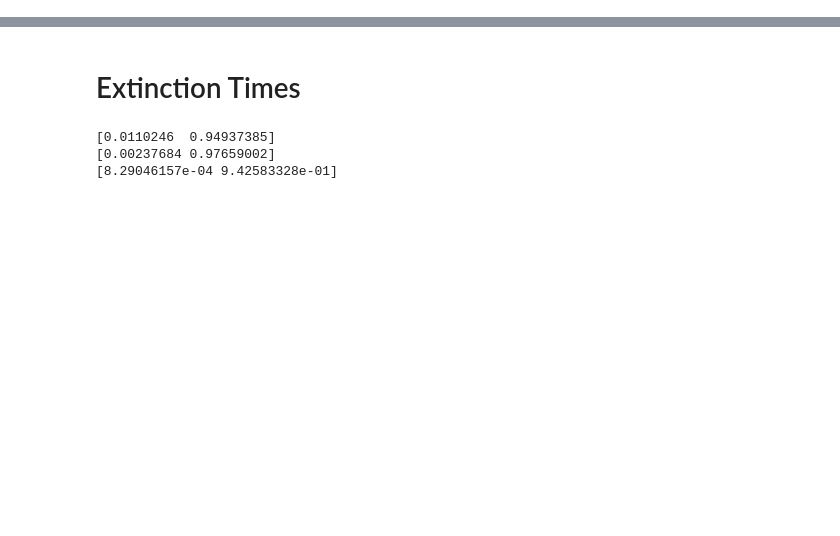
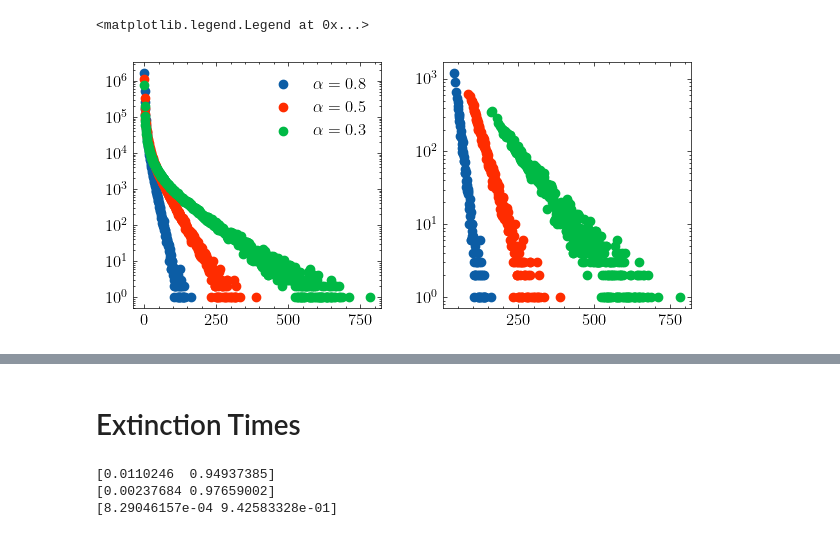
Before and after one commit to ISCOTTYI/dormant-life, a Jupyter notebook: plots.ipynb, the cells around one changed output, grey strips where cells are left out. Drawn from its saved outputs; the diff is of its cells as text; code cells hidden in the pictures; blank space fills up the shorter version.

```diff
--- a/plots.ipynb
+++ b/plots.ipynb
@@ -8,0 +60,15 @@ from gol import DormantLife
+# %%
+N = 100; t_max = 10_000; t_trans = 200
+fig, (ax, axx) = plt.subplots(figsize=(7.2, 3.2), ncols=2)
+ax.set(yscale="log")
+axx.set(yscale="log")
+for alpha in [0.8, 0.5, 0.3]:
+    dl = DormantLife(random_init_grid(N, seed=100), alpha=alpha)
+    distr: Counter = lifetime_distribution(DORM, dl, t_max, t_trans)
+    vals, counts = np.fromiter(distr.keys(), np.intc), np.fromiter(distr.values(), np.intc)
+    ax.scatter(vals, counts, label=r"$\alpha = %.1f$"%alpha)
+    axx.scatter(vals[int(len(vals)/3):], counts[int(len(vals)/3):])
+ax.legend()
+# %% [output]
+<matplotlib.legend.Legend at 0x...>
+[figure, added]
```
Also changed, not shown: parts of 13 cells of this notebook, 11 other files.
